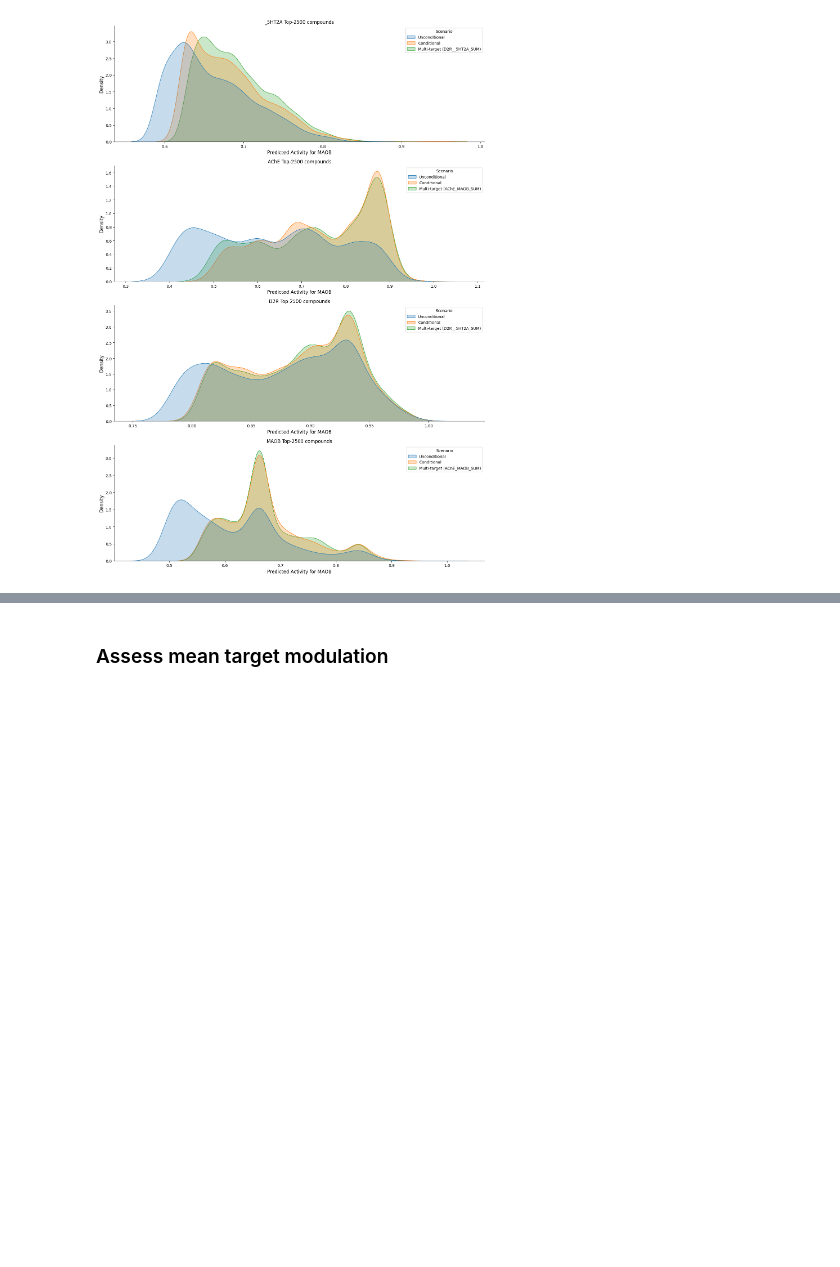
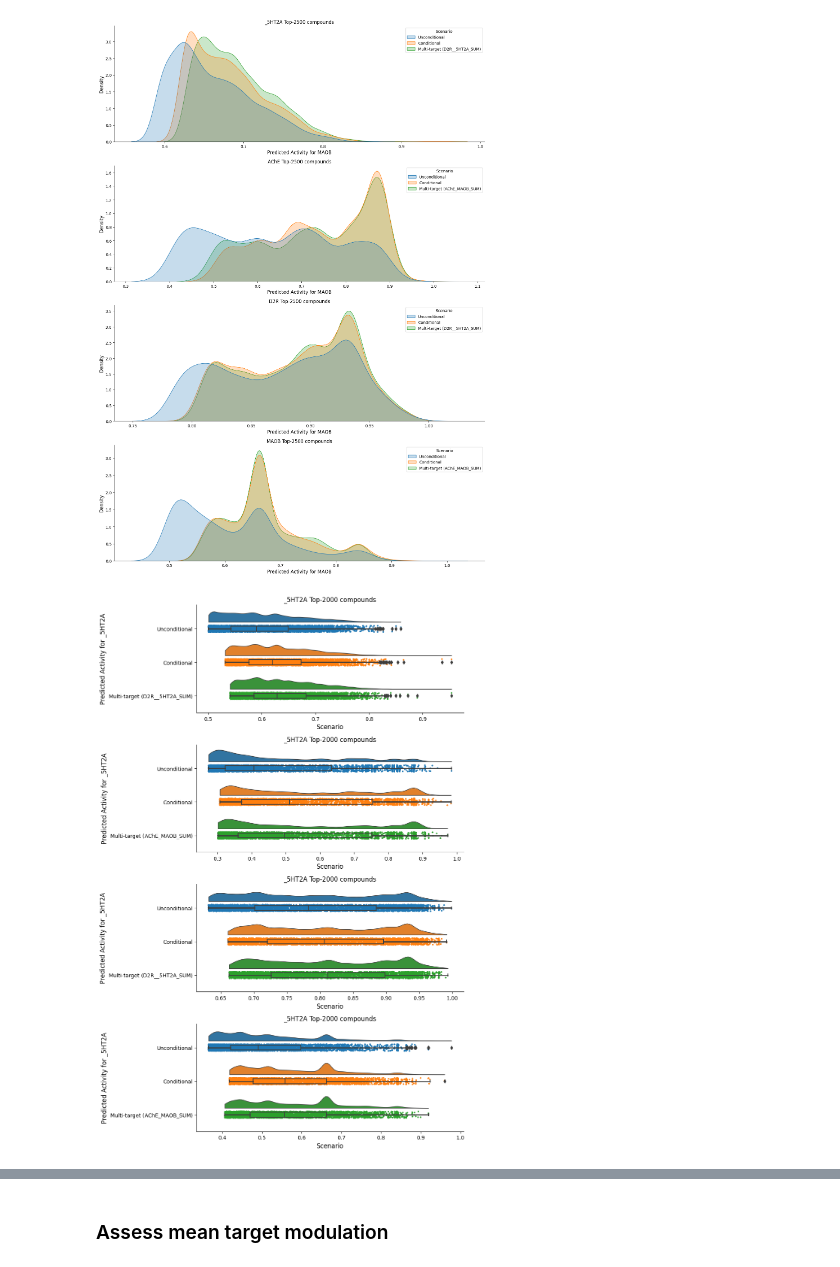
Before and after one commit to arthurcerveira/CoMPO-GPT, a Jupyter notebook: scripts/09-Data-Viz.ipynb, the cells around one changed output, grey strips where cells are left out. Cells and saved outputs as stored; diff of their text form; code cells hidden in the pictures; blank space fills up the shorter version.

Commit message:
Add raincloud plot

```diff
--- a/scripts/09-Data-Viz.ipynb
+++ b/scripts/09-Data-Viz.ipynb
@@ -192,3 +194,61 @@ plt.show()
+# %%
+import ptitprince as pt
+
+num = 2000
+agg = "SUM"
+
+multi_targets = [
+    f"AChE_MAOB_{agg}",
+    f"D2R__5HT2A_{agg}",
+    # f"D2R_D3R_{agg}"
+]
+
+# targets = ['_5HT2A', 'AChE', 'D2R', 'D3R', 'MAOB']
+targets = ['_5HT2A', 'AChE', 'D2R', 'MAOB']
+# targets =  ['AChE', 'MAOB']
+
+fig, axes = plt.subplots(len(targets), figsize=(10, 15))
+
+for i, target in enumerate(targets):
+    activity_column = f"{target}_{ACT_TYPE}"
+    df_list = list()
+
+    unconditional = dataframes["Unconditional"][
+        activity_column
+    ].nlargest(n).to_frame().assign(Scenario="Unconditional")
+
+    conditional = dataframes[target][
+        activity_column
+    ].nlargest(n).to_frame().assign(Scenario="Conditional")
+
+    df_list.append(unconditional)
+    df_list.append(conditional)
+
+    for mts in multi_targets:
+        if target not in mts:
+            continue
+
+        multi_target = dataframes_mt[mts][
+            activity_column
+        ].nlargest(n).to_frame().assign(Scenario=f'Multi-target ({mts})')
+
+        df_list.append(multi_target)
+
+    activities = pd.concat(df_list).reset_index()
+
+    pt.RainCloud(data=activities, x='Scenario', y=activity_column, bw=.1, ax=axes[i], palette=pal, orient = "h")
+
+    axes[i].set_title('{} Top-{} compounds'.format(name, num), fontsize=12)
+    axes[i].spines['right'].set_visible(False)
+    axes[i].spines['top'].set_visible(False)
+    axes[i].set_ylabel(f"Predicted {ACT_TYPE} for {name}", fontsize=12)
+    axes[i].set_xlabel("Scenario", fontsize=12)
+
+plt.tight_layout()
+
+plt.show()
+# %% [output]
+[figure, added]
 # %%
 for j, target in enumerate(targets):
     activity_column = f"{target}_{ACT_TYPE}"
```
Also changed, not shown: parts of 3 cells of this notebook.
